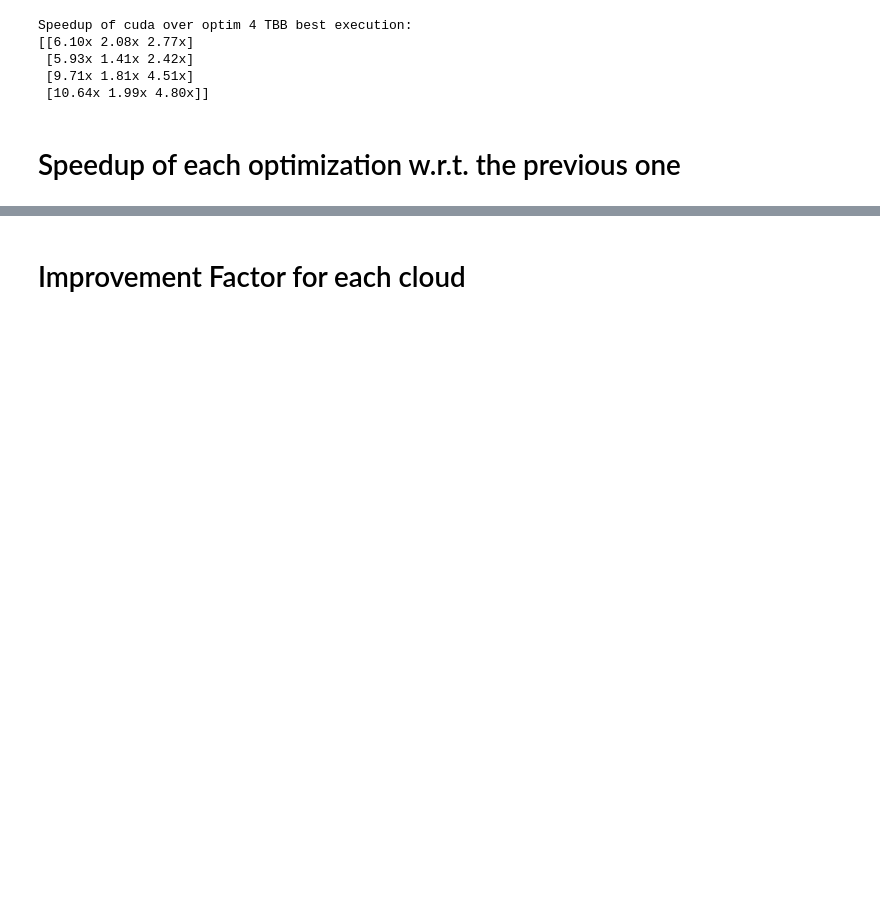
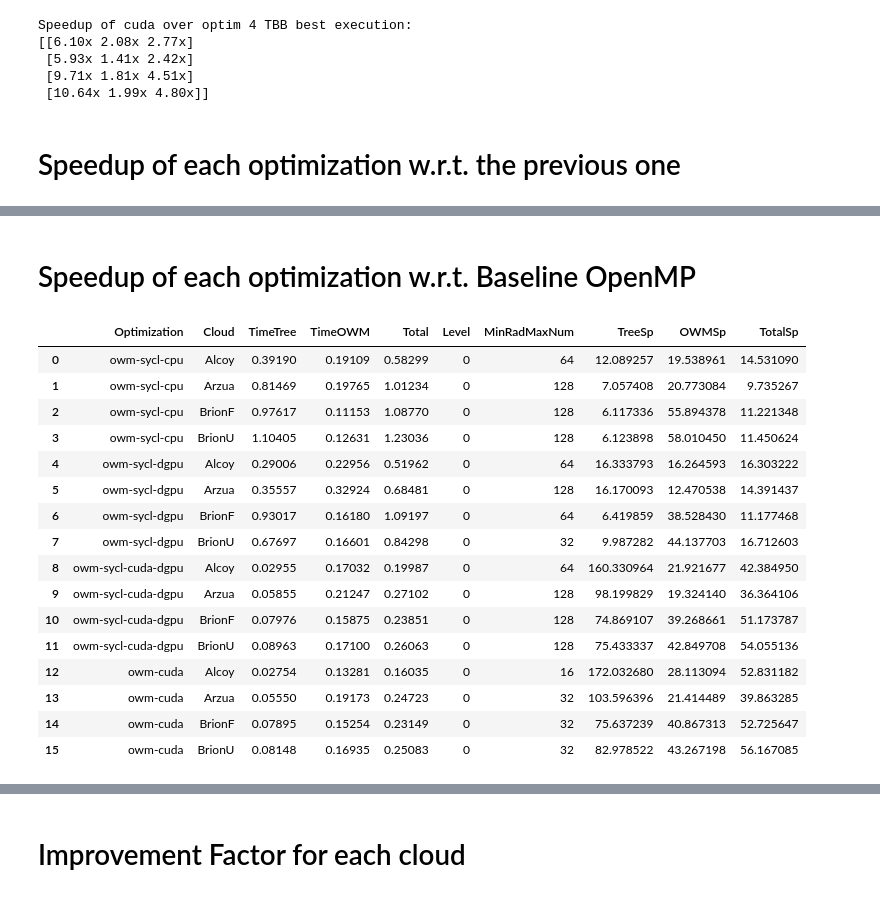
Before and after one commit to PPMC-DAC/FastOWM, a Jupyter notebook: Results/process_all_optimSYCL-CUDA.ipynb, the cells around one changed output, grey strips where cells are left out. Cells and saved outputs as stored; diff of their text form; code cells hidden in the pictures; blank space fills up the shorter version.

```diff
--- a/Results/process_all_optimSYCL-CUDA.ipynb
+++ b/Results/process_all_optimSYCL-CUDA.ipynb
@@ -147,0 +156,41 @@ dfm
+# %% [markdown]
+# Speedup of each optimization w.r.t. Baseline OpenMP
+# %%
+df=pd.read_csv('All_Optimizations.csv',sep=';')
+df=df.drop(df.index[4:28])
+df.reset_index(drop=True, inplace=True)
+df.insert(4,"Total",0)
+df['Total']=df['TimeTree']+df['TimeOWM']
+dfs=pd.read_csv('All_OptimizationsSYCL-CUDA.csv',sep=';')
+dfs.insert(4,"Total",0)
+dfs['Total']=dfs['TimeTree']+dfs['TimeOWM']
+dfm=dfs[~dfs["Optimization"].str.contains("nomemo")]
+dfm['TreeSp']=1
+dfm['OWMSp']=1
+dfm['TotalSp']=1
+dfm.reset_index(drop=True, inplace=True)
+#Speedup of one optimization w.r.t. owm-sycl-cpu
+for i in range(0,len(dfm),4):
+    for j in range(4):
+        dfm.loc[i+j,'TreeSp']=df['TimeTree'][j]/dfm['TimeTree'][i+j]
+        dfm.loc[i+j,'OWMSp']=df['TimeOWM'][j]/dfm['TimeOWM'][i+j]
+        dfm.loc[i+j,'TotalSp']=df['Total'][j]/dfm['Total'][i+j]
+dfm
+# %% [output]
+|  | Optimization | Cloud | TimeTree | TimeOWM | Total | Level | MinRadMaxNum | TreeSp | OWMSp | TotalSp |
+| 0 | owm-sycl-cpu | Alcoy | 0.39190 | 0.19109 | 0.58299 | 0 | 64 | 12.089257 | 19.538961 | 14.531090 |
+| 1 | owm-sycl-cpu | Arzua | 0.81469 | 0.19765 | 1.01234 | 0 | 128 | 7.057408 | 20.773084 | 9.735267 |
+| 2 | owm-sycl-cpu | BrionF | 0.97617 | 0.11153 | 1.08770 | 0 | 128 | 6.117336 | 55.894378 | 11.221348 |
+| 3 | owm-sycl-cpu | BrionU | 1.10405 | 0.12631 | 1.23036 | 0 | 128 | 6.123898 | 58.010450 | 11.450624 |
+| 4 | owm-sycl-dgpu | Alcoy | 0.29006 | 0.22956 | 0.51962 | 0 | 64 | 16.333793 | 16.264593 | 16.303222 |
+| 5 | owm-sycl-dgpu | Arzua | 0.35557 | 0.32924 | 0.68481 | 0 | 128 | 16.170093 | 12.470538 | 14.391437 |
+| 6 | owm-sycl-dgpu | BrionF | 0.93017 | 0.16180 | 1.09197 | 0 | 64 | 6.419859 | 38.528430 | 11.177468 |
+| 7 | owm-sycl-dgpu | BrionU | 0.67697 | 0.16601 | 0.84298 | 0 | 32 | 9.987282 | 44.137703 | 16.712603 |
+| 8 | owm-sycl-cuda-dgpu | Alcoy | 0.02955 | 0.17032 | 0.19987 | 0 | 64 | 160.330964 | 21.921677 | 42.384950 |
+| 9 | owm-sycl-cuda-dgpu | Arzua | 0.05855 | 0.21247 | 0.27102 | 0 | 128 | 98.199829 | 19.324140 | 36.364106 |
+| 10 | owm-sycl-cuda-dgpu | BrionF | 0.07976 | 0.15875 | 0.23851 | 0 | 128 | 74.869107 | 39.268661 | 51.173787 |
+| 11 | owm-sycl-cuda-dgpu | BrionU | 0.08963 | 0.17100 | 0.26063 | 0 | 128 | 75.433337 | 42.849708 | 54.055136 |
+| 12 | owm-cuda | Alcoy | 0.02754 | 0.13281 | 0.16035 | 0 | 16 | 172.032680 | 28.113094 | 52.831182 |
+| 13 | owm-cuda | Arzua | 0.05550 | 0.19173 | 0.24723 | 0 | 32 | 103.596396 | 21.414489 | 39.863285 |
+| 14 | owm-cuda | BrionF | 0.07895 | 0.15254 | 0.23149 | 0 | 32 | 75.637239 | 40.867313 | 52.725647 |
+| 15 | owm-cuda | BrionU | 0.08148 | 0.16935 | 0.25083 | 0 | 32 | 82.978522 | 43.267198 | 56.167085 |
```
Also changed, not shown: parts of 19 cells of this notebook, 2 other files.
